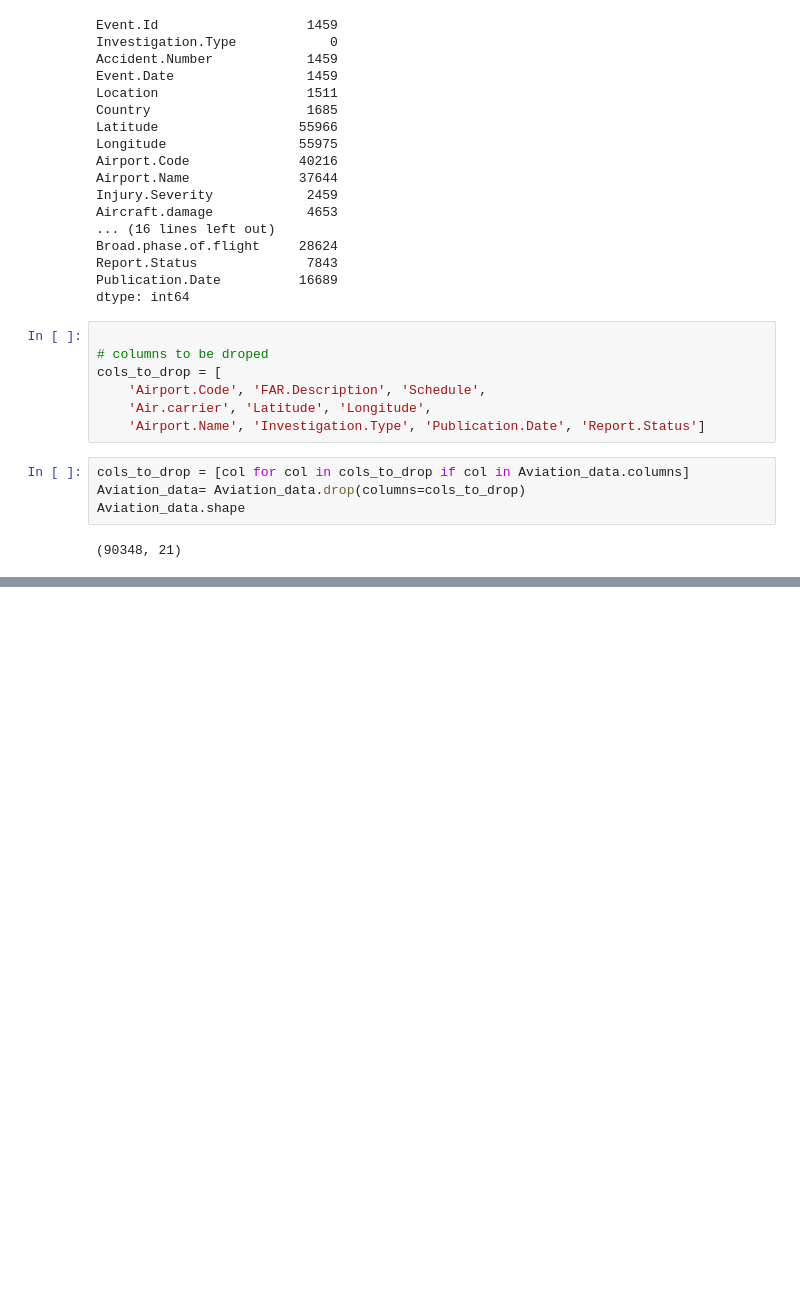
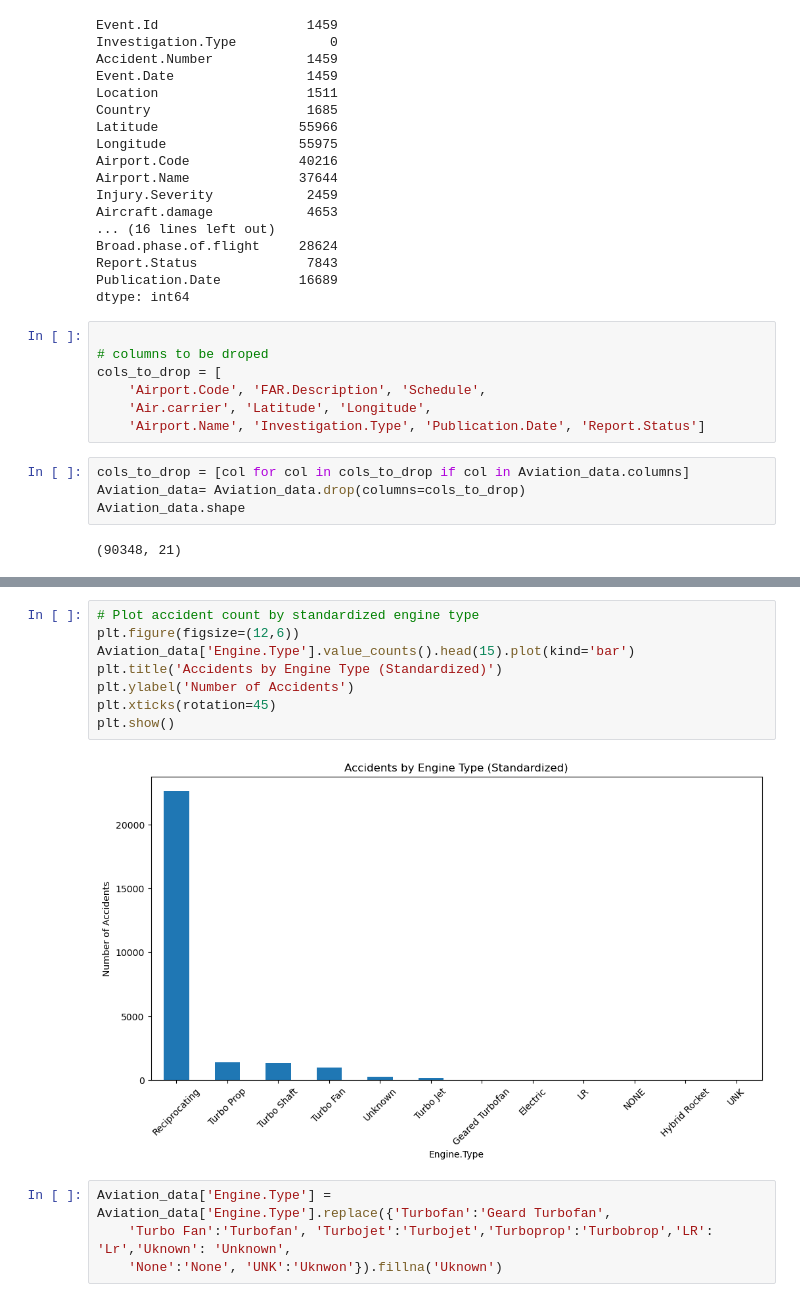
Before and after one commit to Mathews-Odongo/dsc-phase-1-project-v3, a Jupyter notebook: student.ipynb, the cells around one changed output, grey strips where cells are left out. Cells and saved outputs as stored; diff of their text form; blank space fills up the shorter version.

```diff
--- a/student.ipynb
+++ b/student.ipynb
@@ -184,3 +221,17 @@ above shows how number of engines can influence safety of aircrafts, Single-engi
+# %%
+# Plot accident count by standardized engine type
+plt.figure(figsize=(12,6))
+Aviation_data['Engine.Type'].value_counts().head(15).plot(kind='bar')
+plt.title('Accidents by Engine Type (Standardized)')
+plt.ylabel('Number of Accidents')
+plt.xticks(rotation=45)
+plt.show()
+# %% [output]
+[figure, added]
+# %%
+Aviation_data['Engine.Type'] = Aviation_data['Engine.Type'].replace({'Turbofan':'Geard Turbofan',
+    'Turbo Fan':'Turbofan', 'Turbojet':'Turbojet','Turboprop':'Turbobrop','LR': 'Lr','Uknown': 'Unknown',
+    'None':'None', 'UNK':'Uknwon'}).fillna('Uknown')
 # %%
 
 # Cross-tabulation
```
Also changed, not shown: parts of 25 cells of this notebook, 1 other file.
